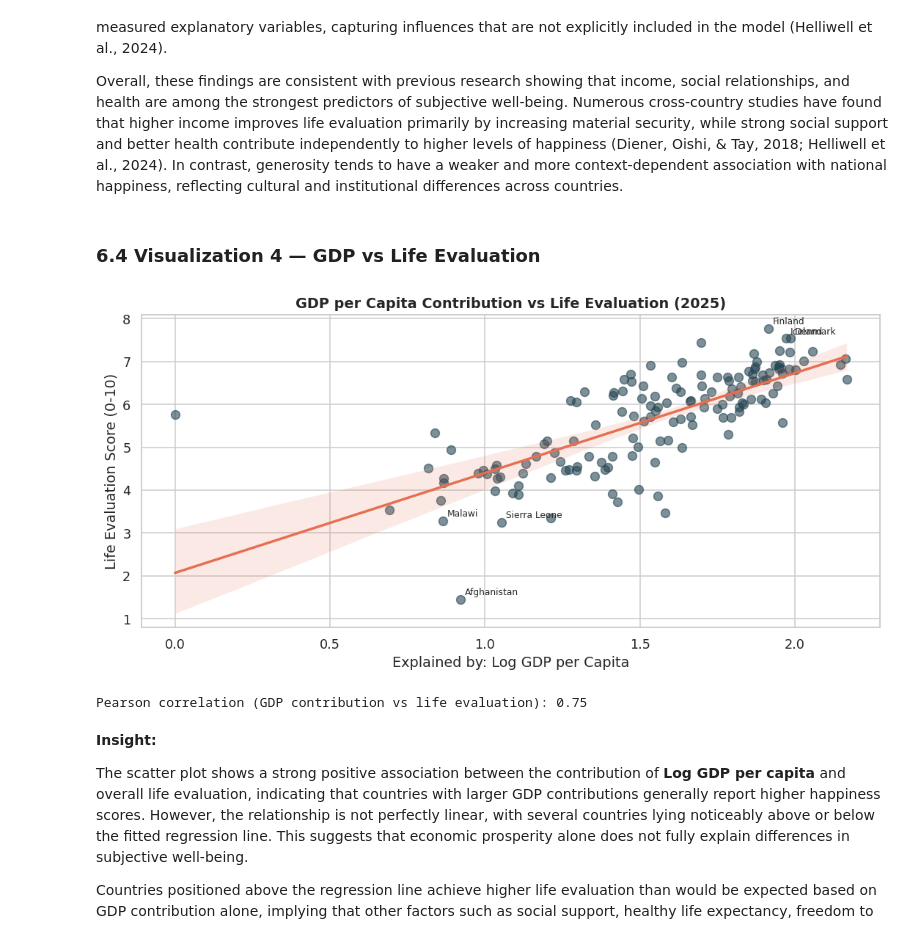
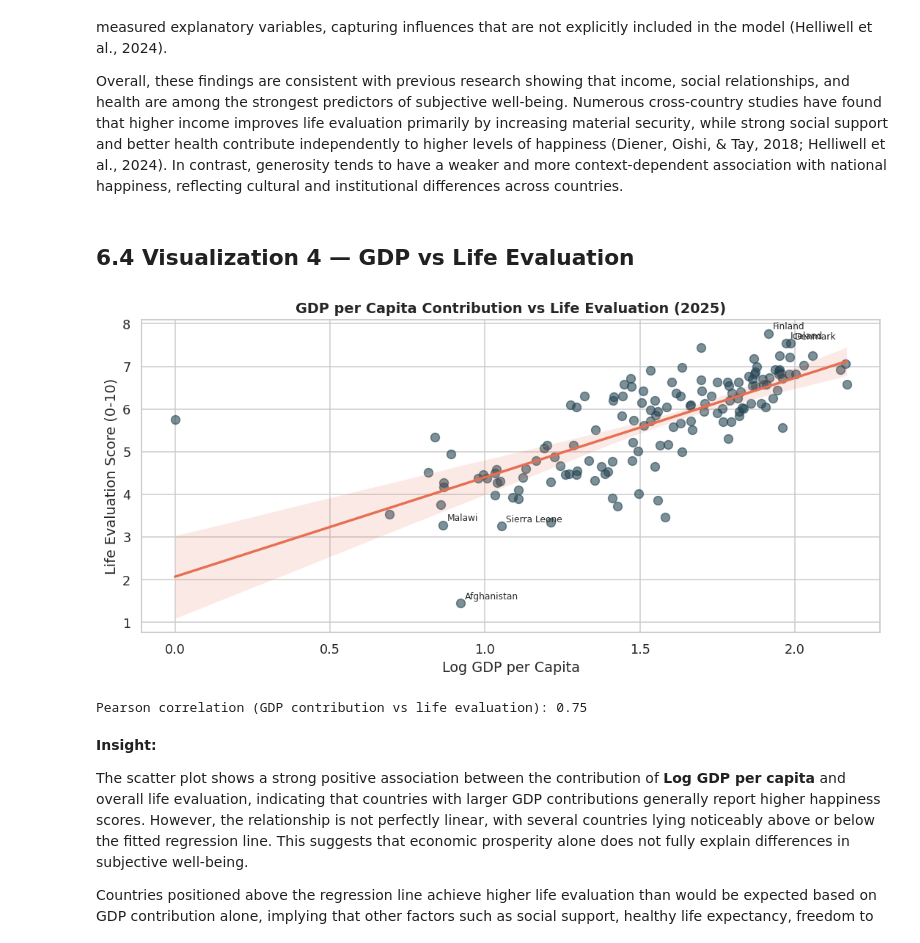
Before and after one commit to saranya0207/Assignment2_DataScience, a Jupyter notebook: WHR_Analysis.ipynb, the cells around one changed output. Drawn from its saved outputs; the diff is of its cells as text; code cells hidden in the pictures.

```diff
--- a/WHR_Analysis.ipynb
+++ b/WHR_Analysis.ipynb
@@ -434,33 +434,33 @@ It is important to note that the **Dystopia + residual** term should not be inte
 
 Overall, these findings are consistent with previous research showing that income, social relationships, and health are among the strongest predictors of subjective well-being. Numerous cross-country studies have found that higher income improves life evaluation primarily by increasing material security, while strong social support and better health contribute independently to higher levels of happiness (Diener, Oishi, & Tay, 2018; Helliwell et al., 2024). In contrast, generosity tends to have a weaker and more context-dependent association with national happiness, reflecting cultural and institutional differences across countries.
 # %% [markdown]
-### 6.4 Visualization 4 — GDP vs Life Evaluation
+## 6.4 Visualization 4 — GDP vs Life Evaluation
 # %%
 # @title
 latest_factors = df_factors[df_factors["year"] == df_factors["year"].max()]
 
 plt.figure(figsize=(10, 5))
 sns.regplot(
     data=latest_factors, x="gdp_per_capita", y="life_evaluation",
     scatter_kws={"alpha": 0.6, "s": 60, "color": "#264653"},
     line_kws={"color": "#e76f51"}
 )
 
 for _, row in latest_factors.nlargest(3, "life_evaluation").iterrows():
     plt.annotate(row["country"], (row["gdp_per_capita"], row["life_evaluation"]), fontsize=8, xytext=(4, 4), textcoords="offset points")
 for _, row in latest_factors.nsmallest(3, "life_evaluation").iterrows():
     plt.annotate(row["country"], (row["gdp_per_capita"], row["life_evaluation"]), fontsize=8, xytext=(4, 4), textcoords="offset points")
 
 plt.title(f"GDP per Capita Contribution vs Life Evaluation ({int(latest_factors['year'].iloc[0])})")
-plt.xlabel("Explained by: Log GDP per Capita")
+plt.xlabel("Log GDP per Capita")
 plt.ylabel("Life Evaluation Score (0-10)")
 plt.tight_layout()
 plt.show()
 
 corr = latest_factors["gdp_per_capita"].corr(latest_factors["life_evaluation"])
 print(f"Pearson correlation (GDP contribution vs life evaluation): {corr:.2f}")
 # %% [output]
-[figure, old version]
+[figure, new version]
 Pearson correlation (GDP contribution vs life evaluation): 0.75
 # %% [markdown]
 **Insight:**
```
Also changed, not shown: parts of 22 cells of this notebook.
